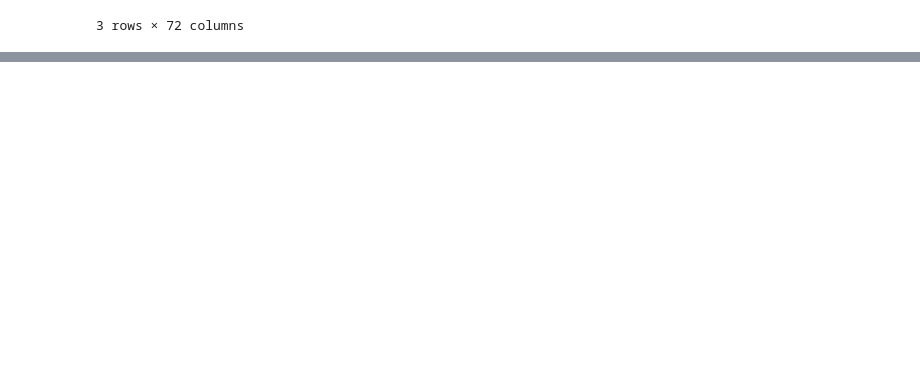
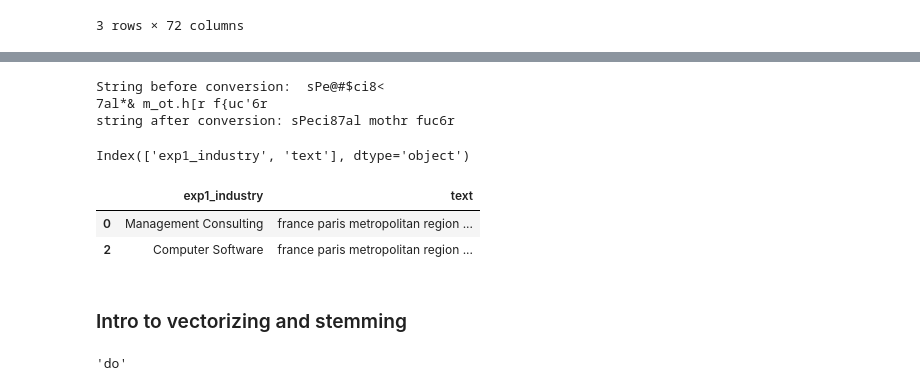
Before and after one commit to tatdef/IH_final_project, a Jupyter notebook: modeling/making_database.ipynb, the cells around one changed output, grey strips where cells are left out. Saved outputs shown, nothing was run; the diff lists cells and outputs as text; code cells hidden in the pictures; blank space fills up the shorter version.

```diff
--- a/modeling/making_database.ipynb
+++ b/modeling/making_database.ipynb
@@ -173,0 +308,33 @@ data.head(5).T
+# %%
+# String with special characters
+special_string="sPe@#$ci8<\n7al*& m_ot.h[r f{uc'6r"
+print("String before conversion: ",special_string)
+# Create a list with normal characters using the isalnum() method
+# use the join() function to convert the list to string
+normal_string="".join(ch for ch in special_string if ch.isalnum() or ch==' ')
+# print the normal string
+print("string after conversion:",normal_string)
+# %% [output]
+String before conversion:  sPe@#$ci8<
+7al*& m_ot.h[r f{uc'6r
+string after conversion: sPeci87al mothr fuc6r
+# %%
+def clean_text_col(x):
+    x=str(x)
+    x= "".join(ch for ch in x if ch.isalnum() or ch==' ')
+    x= x.lower()
+    return x
+# %%
+mod_df.columns
+# %% [output]
+Index(['exp1_industry', 'text'], dtype='object')
+# %%
+mod_df["text"] = mod_df['text'].apply(clean_text_col)
+# %%
+mod_df.head(2)
+# %% [output]
+|  | exp1_industry | text |
+| 0 | Management Consulting | france paris metropolitan region ... |
+| 2 | Computer Software | france paris metropolitan region ... |
+# %% [markdown]
+### Intro to vectorizing and stemming
@@ -173,0 +347,5 @@ data.head(5).T
+# %%
+stemmer = EnglishStemmer()
+stemmer.stem('doing')
+# %% [output]
+'do'
```
Also changed, not shown: parts of 48 cells of this notebook, 2 other files.
